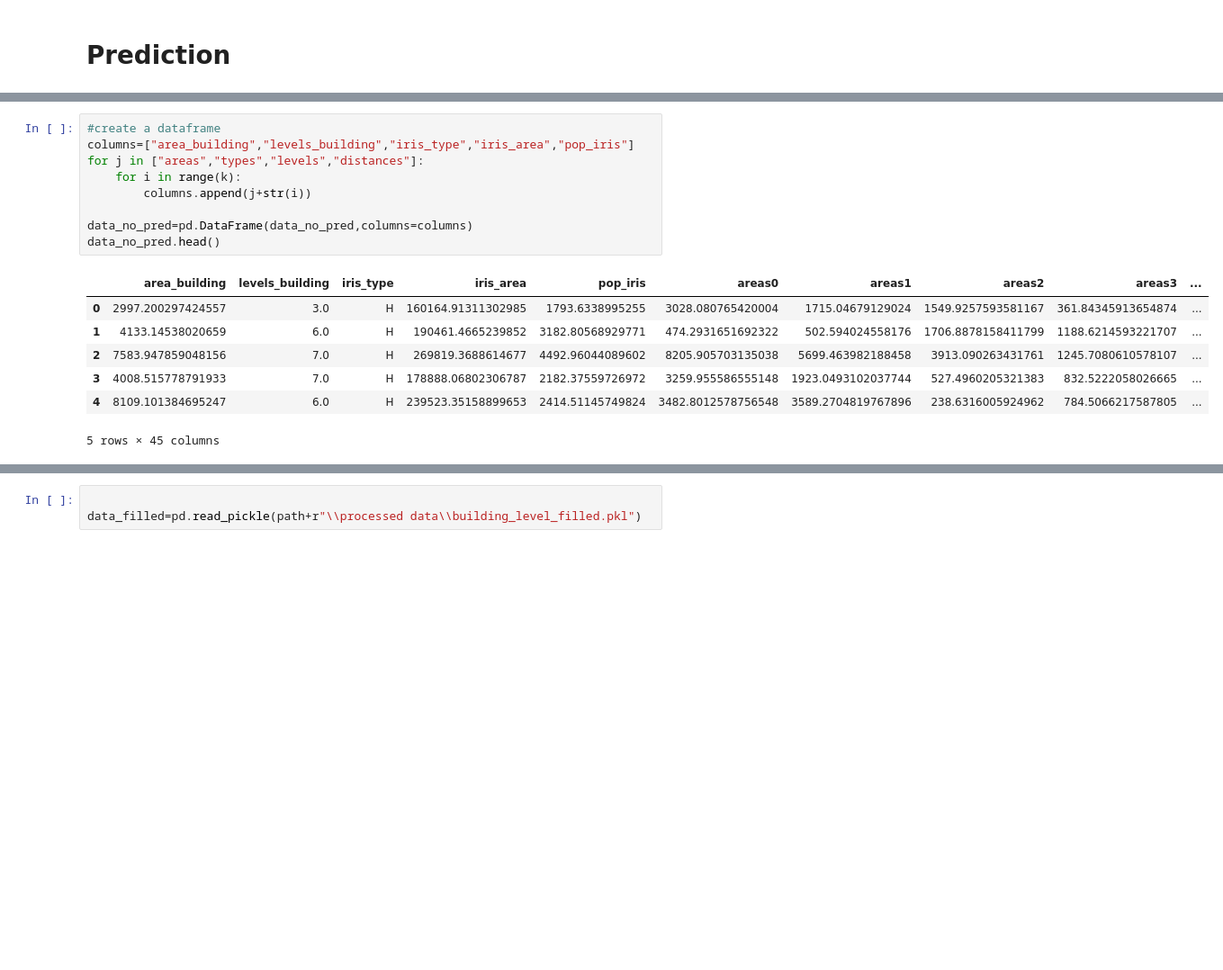
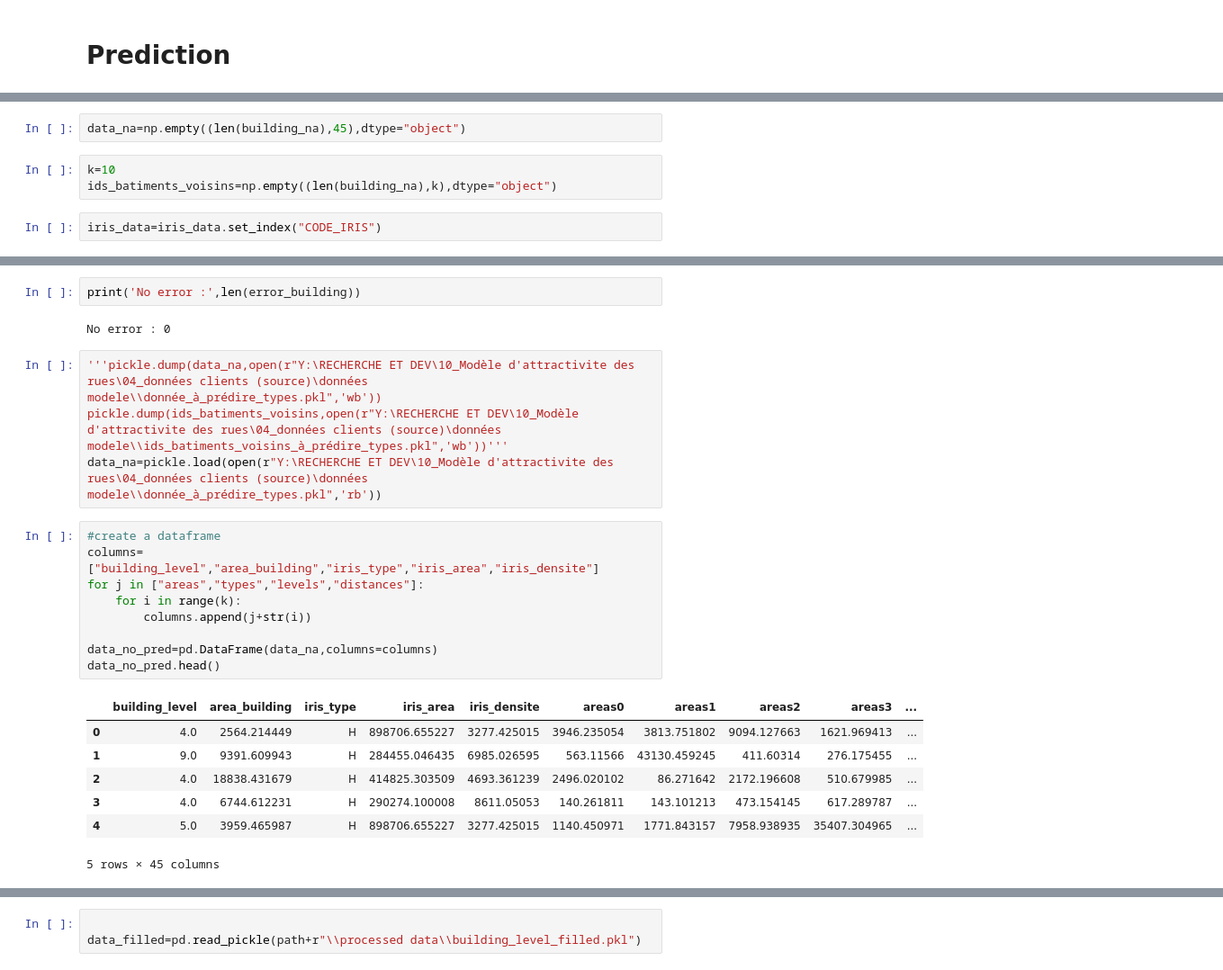
Before and after one commit to benmaizadiam/attractivite_des_rues, a Jupyter notebook: 7-b-type_building_na.ipynb, the cells around one changed output, grey strips where cells are left out. Shown at 90% size. Saved outputs shown, nothing was run; the diff lists cells and outputs as text; blank space fills up the shorter version.

```diff
--- a/7-b-type_building_na.ipynb
+++ b/7-b-type_building_na.ipynb
@@ -291,0 +588,7 @@ fig.show()
+# %%
+data_na=np.empty((len(building_na),45),dtype="object")
+# %%
+k=10
+ids_batiments_voisins=np.empty((len(building_na),k),dtype="object")
+# %%
+iris_data=iris_data.set_index("CODE_IRIS")
@@ -388,19 +711,27 @@ number of rows :66242
+# %%
+print('No error :',len(error_building))
+# %% [output]
+No error : 0
+# %%
+'''pickle.dump(data_na,open(r"Y:\RECHERCHE ET DEV\10_Modèle d'attractivite des rues\04_données clients (source)\données modele\\donnée_à_prédire_types.pkl",'wb'))
+pickle.dump(ids_batiments_voisins,open(r"Y:\RECHERCHE ET DEV\10_Modèle d'attractivite des rues\04_données clients (source)\données modele\\ids_batiments_voisins_à_prédire_types.pkl",'wb'))'''
+data_na=pickle.load(open(r"Y:\RECHERCHE ET DEV\10_Modèle d'attractivite des rues\04_données clients (source)\données modele\\donnée_à_prédire_types.pkl",'rb'))
 # %%
 #create a dataframe
-columns=["area_building","levels_building","iris_type","iris_area","pop_iris"]
+columns=["building_level","area_building","iris_type","iris_area","iris_densite"]
 for j in ["areas","types","levels","distances"]:
     for i in range(k):
         columns.append(j+str(i))
 
-data_no_pred=pd.DataFrame(data_no_pred,columns=columns)
+data_no_pred=pd.DataFrame(data_na,columns=columns)
 data_no_pred.head()
 # %% [output]
-|  | area_building | levels_building | iris_type | iris_area | pop_iris | areas0 | areas1 | areas2 | areas3 | ... |
-| 0 | 2997.200297424557 | 3.0 | H | 160164.91311302985 | 1793.6338995255 | 3028.080765420004 | 1715.04679129024 | 1549.9257593581167 | 361.84345913654874 | ... |
-| 1 | 4133.14538020659 | 6.0 | H | 190461.4665239852 | 3182.80568929771 | 474.2931651692322 | 502.594024558176 | 1706.8878158411799 | 1188.6214593221707 | ... |
-| 2 | 7583.947859048156 | 7.0 | H | 269819.3688614677 | 4492.96044089602 | 8205.905703135038 | 5699.463982188458 | 3913.090263431761 | 1245.7080610578107 | ... |
-| 3 | 4008.515778791933 | 7.0 | H | 178888.06802306787 | 2182.37559726972 | 3259.955586555148 | 1923.0493102037744 | 527.4960205321383 | 832.5222058026665 | ... |
-| 4 | 8109.101384695247 | 6.0 | H | 239523.35158899653 | 2414.51145749824 | 3482.8012578756548 | 3589.2704819767896 | 238.6316005924962 | 784.5066217587805 | ... |
+|  | building_level | area_building | iris_type | iris_area | iris_densite | areas0 | areas1 | areas2 | areas3 | ... |
+| 0 | 4.0 | 2564.214449 | H | 898706.655227 | 3277.425015 | 3946.235054 | 3813.751802 | 9094.127663 | 1621.969413 | ... |
+| 1 | 9.0 | 9391.609943 | H | 284455.046435 | 6985.026595 | 563.11566 | 43130.459245 | 411.60314 | 276.175455 | ... |
+| 2 | 4.0 | 18838.431679 | H | 414825.303509 | 4693.361239 | 2496.020102 | 86.271642 | 2172.196608 | 510.679985 | ... |
+| 3 | 4.0 | 6744.612231 | H | 290274.100008 | 8611.05053 | 140.261811 | 143.101213 | 473.154145 | 617.289787 | ... |
+| 4 | 5.0 | 3959.465987 | H | 898706.655227 | 3277.425015 | 1140.450971 | 1771.843157 | 7958.938935 | 35407.304965 | ... |
 5 rows × 45 columns
 # %%
 
```
Also changed, not shown: parts of 67 cells of this notebook, 12 other files.
